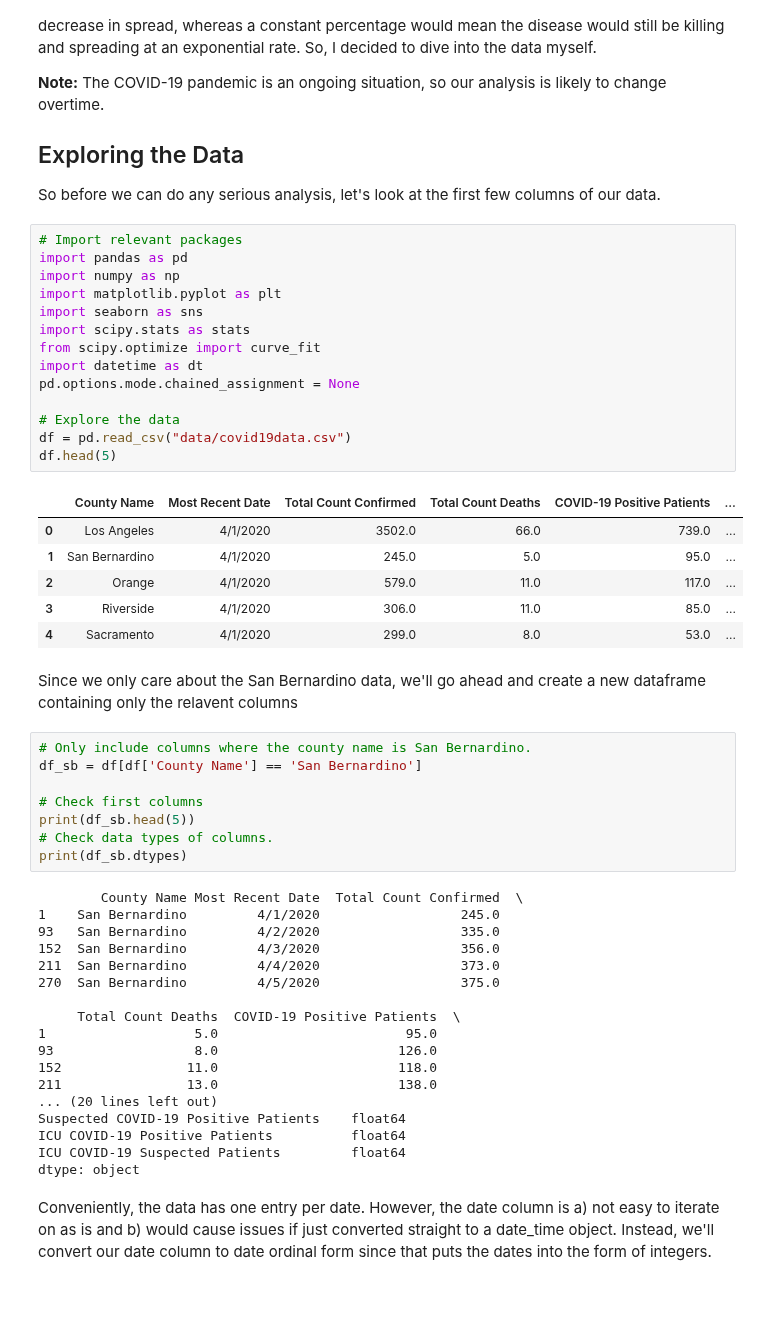
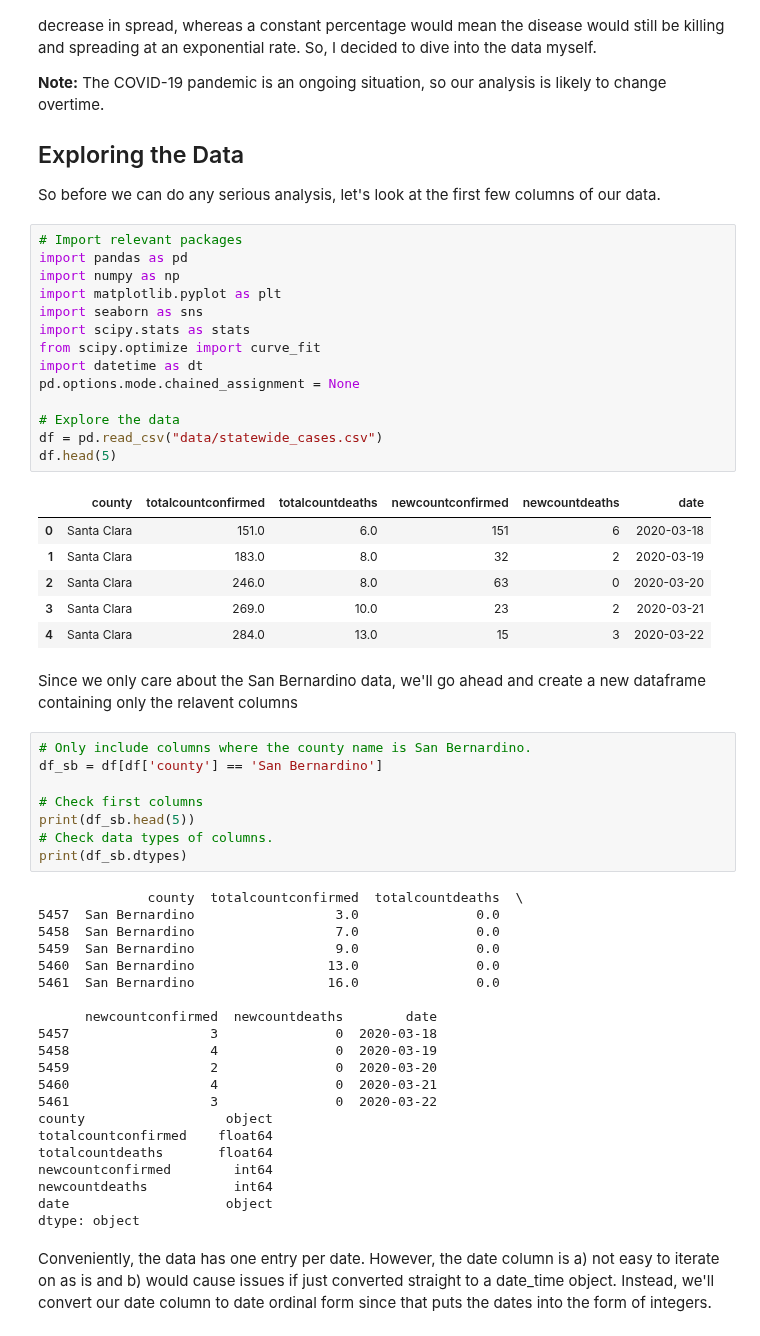
Before and after one commit to SarahEGood/covid19-SB, a Jupyter notebook: San_Bernardino_COVID-19_Data.ipynb, the cells around one changed output. Cells and saved outputs as stored; diff of their text form; blank space fills up the shorter version.

```diff
--- a/San_Bernardino_COVID-19_Data.ipynb
+++ b/San_Bernardino_COVID-19_Data.ipynb
@@ -15,51 +15,54 @@ So before we can do any serious analysis, let's look at the first few columns of
 # %%
 # Import relevant packages
 import pandas as pd
 import numpy as np
 import matplotlib.pyplot as plt
 import seaborn as sns
 import scipy.stats as stats
 from scipy.optimize import curve_fit
 import datetime as dt
 pd.options.mode.chained_assignment = None
 
 # Explore the data
-df = pd.read_csv("data/covid19data.csv")
+df = pd.read_csv("data/statewide_cases.csv")
 df.head(5)
 # %% [output]
-|  | County Name | Most Recent Date | Total Count Confirmed | Total Count Deaths | COVID-19 Positive Patients | ... |
-| 0 | Los Angeles | 4/1/2020 | 3502.0 | 66.0 | 739.0 | ... |
-| 1 | San Bernardino | 4/1/2020 | 245.0 | 5.0 | 95.0 | ... |
-| 2 | Orange | 4/1/2020 | 579.0 | 11.0 | 117.0 | ... |
-| 3 | Riverside | 4/1/2020 | 306.0 | 11.0 | 85.0 | ... |
-| 4 | Sacramento | 4/1/2020 | 299.0 | 8.0 | 53.0 | ... |
+|  | county | totalcountconfirmed | totalcountdeaths | newcountconfirmed | newcountdeaths | date |
+| 0 | Santa Clara | 151.0 | 6.0 | 151 | 6 | 2020-03-18 |
+| 1 | Santa Clara | 183.0 | 8.0 | 32 | 2 | 2020-03-19 |
+| 2 | Santa Clara | 246.0 | 8.0 | 63 | 0 | 2020-03-20 |
+| 3 | Santa Clara | 269.0 | 10.0 | 23 | 2 | 2020-03-21 |
+| 4 | Santa Clara | 284.0 | 13.0 | 15 | 3 | 2020-03-22 |
 # %% [markdown]
 Since we only care about the San Bernardino data, we'll go ahead and create a new dataframe containing only the relavent columns
 # %%
 # Only include columns where the county name is San Bernardino.
-df_sb = df[df['County Name'] == 'San Bernardino']
+df_sb = df[df['county'] == 'San Bernardino']
 
 # Check first columns
 print(df_sb.head(5))
 # Check data types of columns.
 print(df_sb.dtypes)
 # %% [output]
-        County Name Most Recent Date  Total Count Confirmed  \
-1    San Bernardino         4/1/2020                  245.0
-93   San Bernardino         4/2/2020                  335.0
-152  San Bernardino         4/3/2020                  356.0
-211  San Bernardino         4/4/2020                  373.0
-270  San Bernardino         4/5/2020                  375.0
+              county  totalcountconfirmed  totalcountdeaths  \
+5457  San Bernardino                  3.0               0.0
+5458  San Bernardino                  7.0               0.0
+5459  San Bernardino                  9.0               0.0
+5460  San Bernardino                 13.0               0.0
+5461  San Bernardino                 16.0               0.0
 
-     Total Count Deaths  COVID-19 Positive Patients  \
-1                   5.0                        95.0
-93                  8.0                       126.0
-152                11.0                       118.0
-211                13.0                       138.0
-... (20 lines left out)
-Suspected COVID-19 Positive Patients    float64
-ICU COVID-19 Positive Patients          float64
-ICU COVID-19 Suspected Patients         float64
+      newcountconfirmed  newcountdeaths        date
+5457                  3               0  2020-03-18
+5458                  4               0  2020-03-19
+5459                  2               0  2020-03-20
+5460                  4               0  2020-03-21
+5461                  3               0  2020-03-22
+county                  object
+totalcountconfirmed    float64
+totalcountdeaths       float64
+newcountconfirmed        int64
+newcountdeaths           int64
+date                    object
 dtype: object
 # %% [markdown]
 Conveniently, the data has one entry per date. However, the date column is a) not easy to iterate on as is and b) would cause issues if just converted straight to a date_time object. Instead, we'll convert our date column to date ordinal form since that puts the dates into the form of integers.
```
Also changed, not shown: parts of 9 cells of this notebook.
